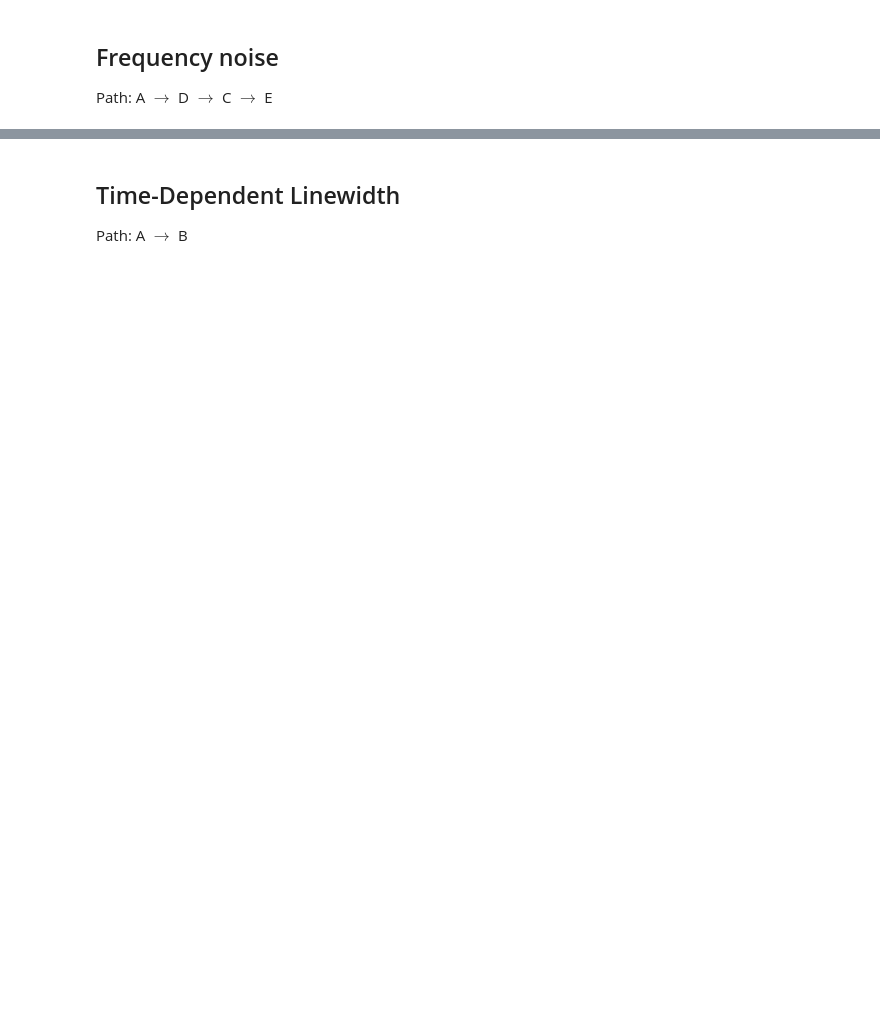
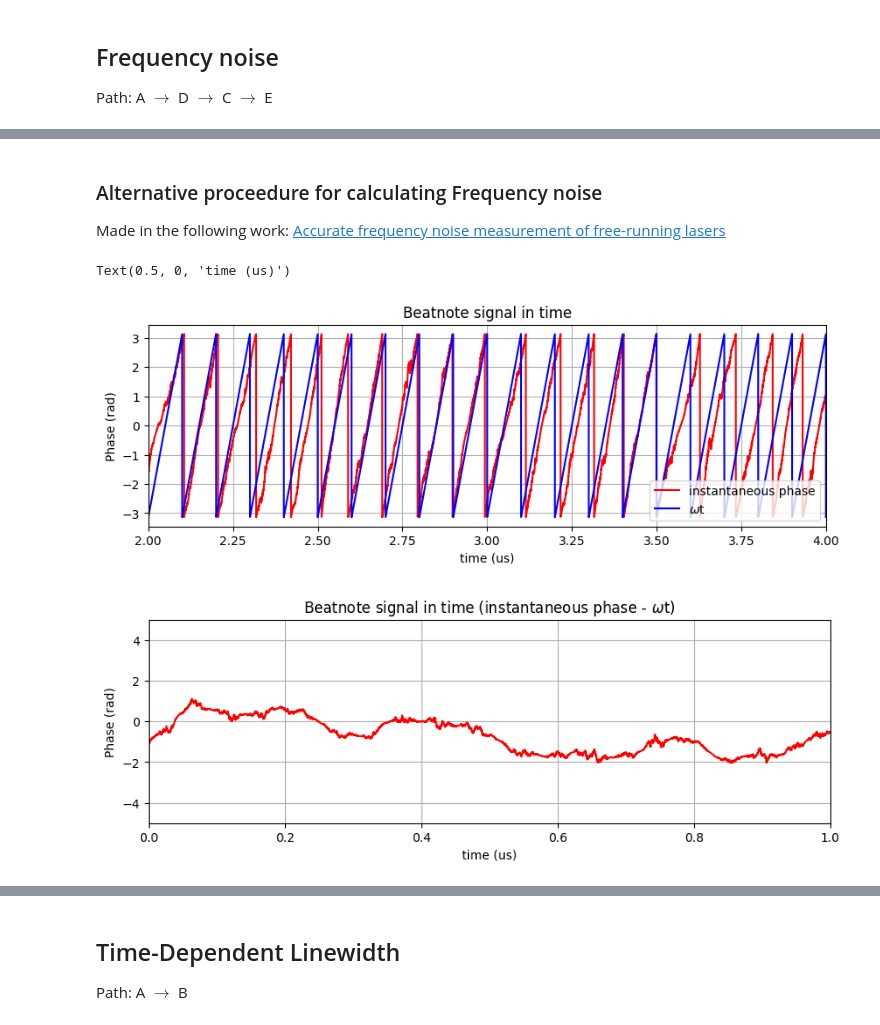
Before and after one commit to CaioRodrigues200/Laser-Study, a Jupyter notebook: Heterodyne_setup.ipynb, the cells around one changed output, grey strips where cells are left out. Drawn from its saved outputs; the diff is of its cells as text; code cells hidden in the pictures; blank space fills up the shorter version.

```diff
--- a/Heterodyne_setup.ipynb
+++ b/Heterodyne_setup.ipynb
@@ -318,0 +319,31 @@ Text(0.5, 0, 'Frequency (MHz)')
+# %% [markdown]
+### Alternative proceedure for calculating Frequency noise
+
+Made in the following work: [Accurate frequency noise measurement of free-running lasers](https://opg.optica.org/ao/abstract.cfm?uri=ao-53-30-7138)
+# %%
+wrappedAngle = ((FreqValue/Fs)*2*np.pi*t) % (2*np.pi) - np.pi
+
+plt.figure(figsize=(10,3))
+plt.plot(1e6*t/Fs,np.angle(hilbert(sigTx)), color='red', label='instantaneous phase')
+plt.plot(1e6*t/Fs,wrappedAngle, color='blue', label='$\omega$t')
+plt.grid()
+plt.title('Beatnote signal in time')
+plt.ylabel('Phase (rad)')
+plt.xlim(2,4)
+plt.xlabel('time (us)')
+plt.legend()
+
+sigTxIphase = np.unwrap(np.angle(hilbert(sigTx))) - (FreqValue/Fs)*2*np.pi*t
+
+plt.figure(figsize=(10,3))
+plt.plot(1e6*t/Fs,sigTxIphase, color='red')
+plt.grid()
+plt.title('Beatnote signal in time (instantaneous phase - $\omega$t)')
+plt.ylabel('Phase (rad)')
+plt.xlim(0,1)
+plt.ylim(-5,5)
+plt.xlabel('time (us)')
+# %% [output]
+Text(0.5, 0, 'time (us)')
+[figure, added]
+[figure, added]
```
Also changed, not shown: parts of 6 cells of this notebook.
